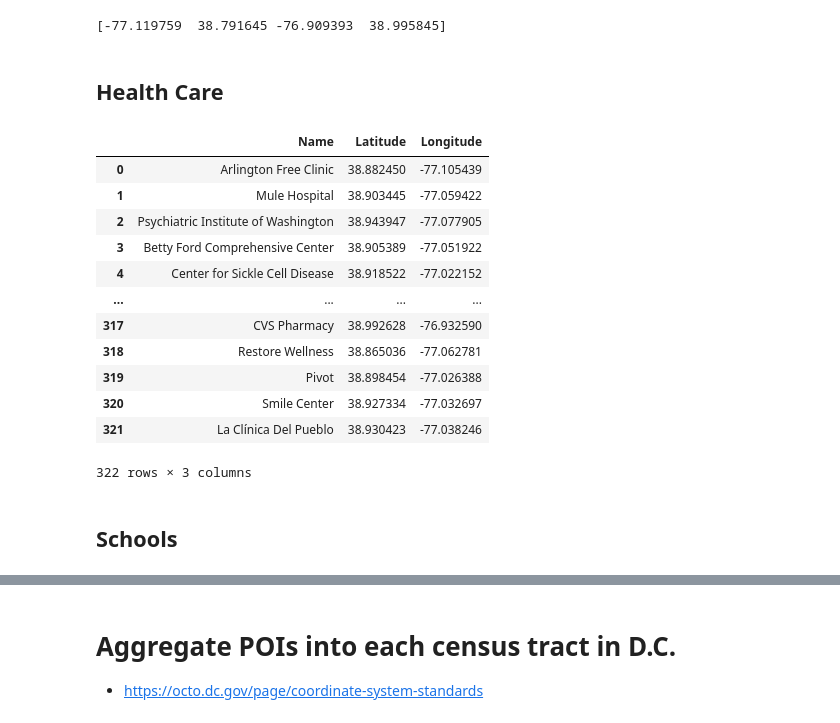
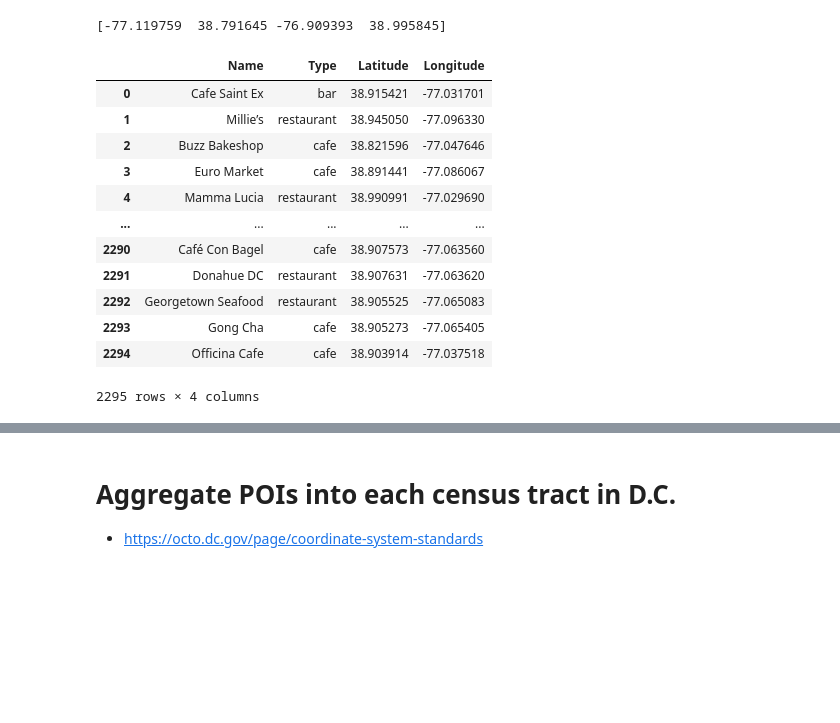
Before and after one commit to leonardzh/sdsc-bootcamp-smash-draft, a Jupyter notebook: POIs.ipynb, the cells around one changed output, grey strips where cells are left out. Saved outputs shown, nothing was run; the diff lists cells and outputs as text; code cells hidden in the pictures; blank space fills up the shorter version.

```diff
--- a/POIs.ipynb
+++ b/POIs.ipynb
@@ -16,67 +19,61 @@ print(dc_census_tract.total_bounds)
 # %%
 # Define the bboxing of Washington, D.C.
 dc_bbox = "38.791645,-77.119759,38.995845,-76.909393 "
-# %% [markdown]
-## Health Care
 # %%
 # Define the Overpass API URL
 overpass_url = "http://overpass-api.de/api/interpreter"
 
 # Define the Overpass query using the bounding box variable
-dc_health_overpass_query = f"""
+dc_eatery_overpass_query = f"""
 [out:json][timeout:25];
 
 (
-  node["amenity"="hospital"]({dc_bbox});
-  node["amenity"="clinic"]({dc_bbox});
-  node["amenity"="pharmacy"]({dc_bbox});
-  node["amenity"="health_centre"]({dc_bbox});
-  node["healthcare"="doctor"]({dc_bbox});
-  node["healthcare"="dentist"]({dc_bbox});
-  node["healthcare"="psychotherapist"]({dc_bbox});
-  node["healthcare"="physiotherapist"]({dc_bbox});
-  node["healthcare"="alternative"]({dc_bbox});
+  node["amenity"="restaurant"]({dc_bbox});
+  node["amenity"="cafe"]({dc_bbox});
+  node["amenity"="bar"]({dc_bbox});
+  node["amenity"="biergarten"]({dc_bbox});
+  node["amenity"="pub"]({dc_bbox});
 
 );
 out body;
 >;
 out skel qt;
 """
 
 # Make the request
-dc_health_response = requests.get(overpass_url, params={'data': dc_health_overpass_query})
-dc_health_dict = dc_health_response.json()
+dc_eatery_response = requests.get(overpass_url, params={'data': dc_eatery_overpass_query})
+dc_eatery_dict = dc_eatery_response.json()
 
 # Convert the data into a pandas DataFrame
-dc_health_list = [] # Create a list for the initilization of the dataframe
-for element in dc_health_dict['elements']:
+dc_eatery_list = [] # Create a list for the initilization of the dataframe
+for element in dc_eatery_dict['elements']:
     latitude = element['lat']
     longitude = element['lon']
     name = element.get('tags', {}).get('name', 'n/a')
-    dc_health_list.append({
+    amenity = element.get('tags', {}).get('amenity', 'n/a')
+    dc_eatery_list.append({
         'Name': name,
+        'Type': amenity,
         'Latitude': latitude,
         'Longitude': longitude
     })
 
 # Create the DataFrame using the list
-dc_health_df = pd.DataFrame(dc_health_list)
+dc_eatery_df = pd.DataFrame(dc_eatery_list)
 
 # Show the DataFrame
-dc_health_df
+dc_eatery_df
 # %% [output]
-|  | Name | Latitude | Longitude |
-| 0 | Arlington Free Clinic | 38.882450 | -77.105439 |
-| 1 | Mule Hospital | 38.903445 | -77.059422 |
-| 2 | Psychiatric Institute of Washington | 38.943947 | -77.077905 |
-| 3 | Betty Ford Comprehensive Center | 38.905389 | -77.051922 |
-| 4 | Center for Sickle Cell Disease | 38.918522 | -77.022152 |
-| ... | ... | ... | ... |
-| 317 | CVS Pharmacy | 38.992628 | -76.932590 |
-| 318 | Restore Wellness | 38.865036 | -77.062781 |
-| 319 | Pivot | 38.898454 | -77.026388 |
-| 320 | Smile Center | 38.927334 | -77.032697 |
-| 321 | La Clínica Del Pueblo | 38.930423 | -77.038246 |
+|  | Name | Type | Latitude | Longitude |
+| 0 | Cafe Saint Ex | bar | 38.915421 | -77.031701 |
+| 1 | Millie’s | restaurant | 38.945050 | -77.096330 |
+| 2 | Buzz Bakeshop | cafe | 38.821596 | -77.047646 |
+| 3 | Euro Market | cafe | 38.891441 | -77.086067 |
+| 4 | Mamma Lucia | restaurant | 38.990991 | -77.029690 |
+| ... | ... | ... | ... | ... |
+| 2290 | Café Con Bagel | cafe | 38.907573 | -77.063560 |
+| 2291 | Donahue DC | restaurant | 38.907631 | -77.063620 |
+| 2292 | Georgetown Seafood | restaurant | 38.905525 | -77.065083 |
+| 2293 | Gong Cha | cafe | 38.905273 | -77.065405 |
+| 2294 | Officina Cafe | cafe | 38.903914 | -77.037518 |
-322 rows × 3 columns
+2295 rows × 4 columns
-# %% [markdown]
-## Schools
```
Also changed, not shown: parts of 19 cells of this notebook.
